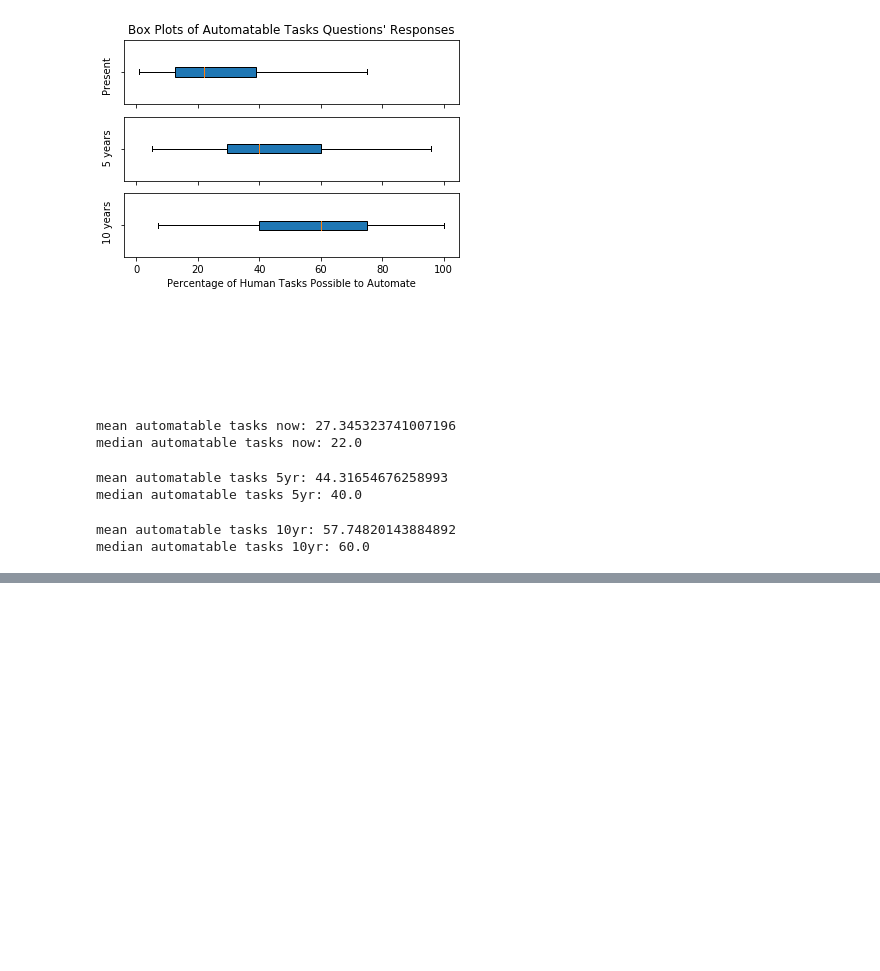
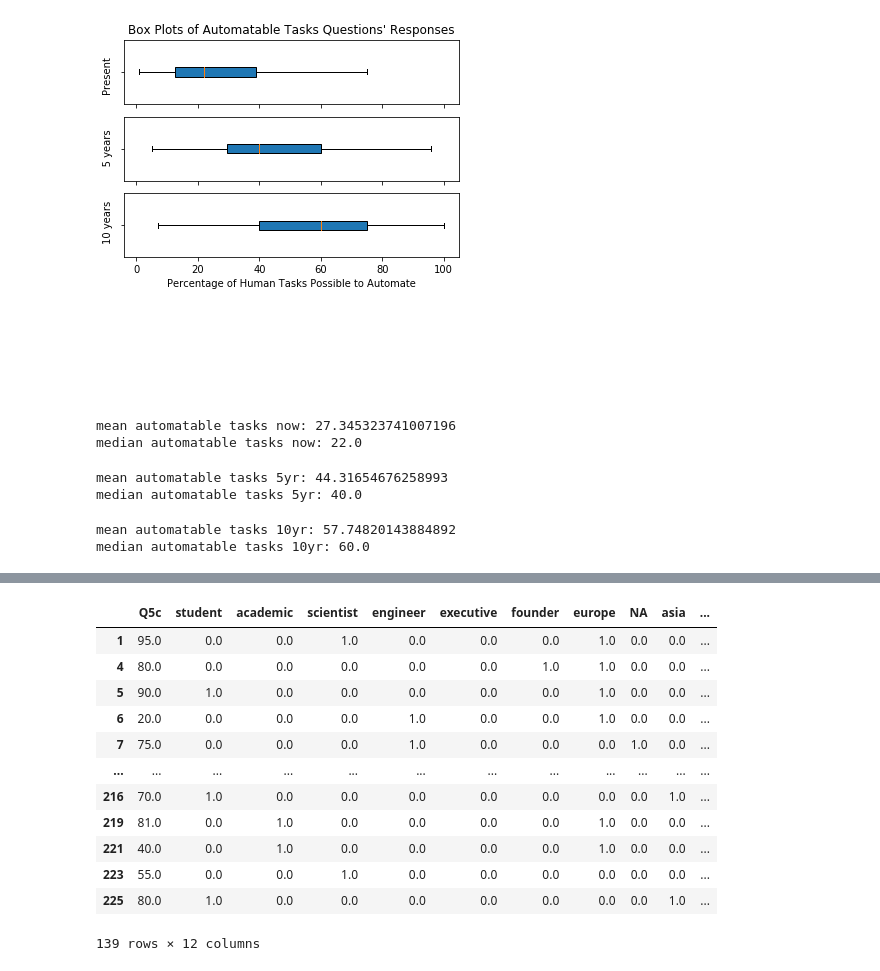
Before and after one commit to rossgritz/labor-displacement-survey-2018, a Jupyter notebook: notebooks/analysis-q5-revised+.ipynb, the cells around one changed output, grey strips where cells are left out. Cells and saved outputs as stored; diff of their text form; code cells hidden in the pictures; blank space fills up the shorter version.

```diff
--- a/notebooks/analysis-q5-revised+.ipynb
+++ b/notebooks/analysis-q5-revised+.ipynb
@@ -138,0 +456,17 @@ median automatable tasks 10yr: 60.0
+# %%
+q5c = q5c.iloc[:,:]
+q5c
+# %% [output]
+|  | Q5c | student | academic | scientist | engineer | executive | founder | europe | NA | asia | ... |
+| 1 | 95.0 | 0.0 | 0.0 | 1.0 | 0.0 | 0.0 | 0.0 | 1.0 | 0.0 | 0.0 | ... |
+| 4 | 80.0 | 0.0 | 0.0 | 0.0 | 0.0 | 0.0 | 1.0 | 1.0 | 0.0 | 0.0 | ... |
+| 5 | 90.0 | 1.0 | 0.0 | 0.0 | 0.0 | 0.0 | 0.0 | 1.0 | 0.0 | 0.0 | ... |
+| 6 | 20.0 | 0.0 | 0.0 | 0.0 | 1.0 | 0.0 | 0.0 | 1.0 | 0.0 | 0.0 | ... |
+| 7 | 75.0 | 0.0 | 0.0 | 0.0 | 1.0 | 0.0 | 0.0 | 0.0 | 1.0 | 0.0 | ... |
+| ... | ... | ... | ... | ... | ... | ... | ... | ... | ... | ... | ... |
+| 216 | 70.0 | 1.0 | 0.0 | 0.0 | 0.0 | 0.0 | 0.0 | 0.0 | 0.0 | 1.0 | ... |
+| 219 | 81.0 | 0.0 | 1.0 | 0.0 | 0.0 | 0.0 | 0.0 | 1.0 | 0.0 | 0.0 | ... |
+| 221 | 40.0 | 0.0 | 1.0 | 0.0 | 0.0 | 0.0 | 0.0 | 1.0 | 0.0 | 0.0 | ... |
+| 223 | 55.0 | 0.0 | 0.0 | 1.0 | 0.0 | 0.0 | 0.0 | 0.0 | 0.0 | 0.0 | ... |
+| 225 | 80.0 | 1.0 | 0.0 | 0.0 | 0.0 | 0.0 | 0.0 | 0.0 | 0.0 | 1.0 | ... |
+139 rows × 12 columns
```
Also changed, not shown: parts of 23 cells of this notebook, 6 other files.
